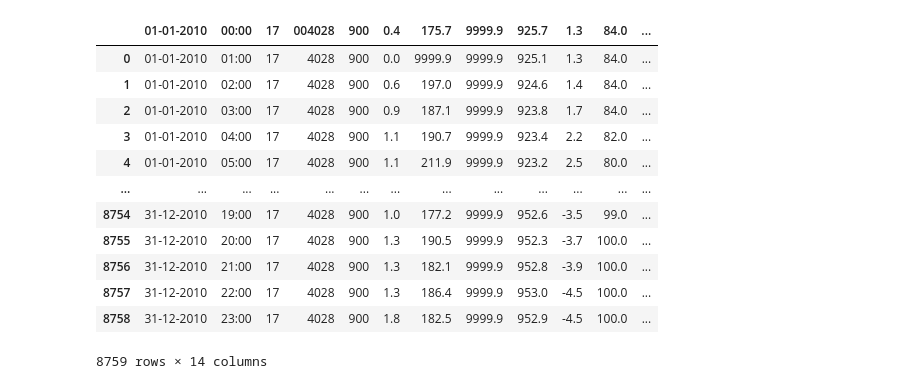
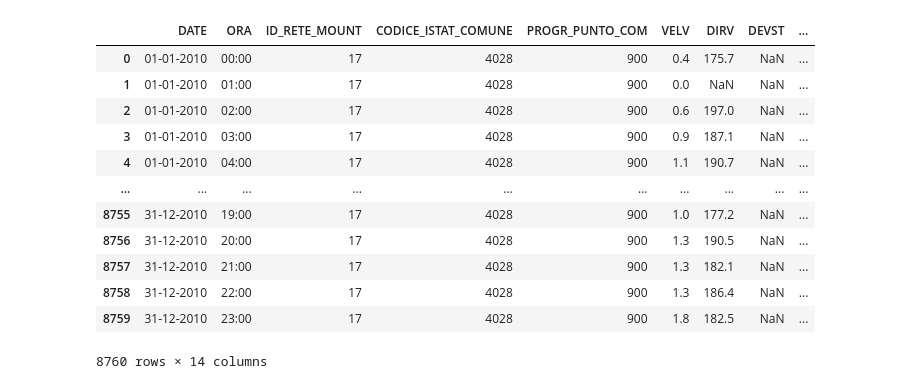
Before and after one commit to RaffaeleMarchisio/Microrobotica2022-2023, a Jupyter notebook: esercizi/scikit-learn/es4pag193/es4pag193.ipynb, the cells around one changed output. Saved outputs shown, nothing was run; the diff lists cells and outputs as text; code cells hidden in the pictures.

```diff
--- a/esercizi/scikit-learn/es4pag193/es4pag193.ipynb
+++ b/esercizi/scikit-learn/es4pag193/es4pag193.ipynb
@@ -5,19 +5,19 @@ import pandas as pd
 from sklearn.preprocessing import StandardScaler
 from sklearn.linear_model import LinearRegression
 # %%
-data = pd.read_csv("MonthElb_012010_004028900.csv")
+data = pd.read_csv("MonthElb_012010_004028900.csv",na_values=9999.9)
 data
 # %% [output]
-|  | 01-01-2010 | 00:00 | 17 | 004028 | 900 | 0.4 | 175.7 | 9999.9 | 925.7 | 1.3 | 84.0 | ... |
-| 0 | 01-01-2010 | 01:00 | 17 | 4028 | 900 | 0.0 | 9999.9 | 9999.9 | 925.1 | 1.3 | 84.0 | ... |
-| 1 | 01-01-2010 | 02:00 | 17 | 4028 | 900 | 0.6 | 197.0 | 9999.9 | 924.6 | 1.4 | 84.0 | ... |
-| 2 | 01-01-2010 | 03:00 | 17 | 4028 | 900 | 0.9 | 187.1 | 9999.9 | 923.8 | 1.7 | 84.0 | ... |
-| 3 | 01-01-2010 | 04:00 | 17 | 4028 | 900 | 1.1 | 190.7 | 9999.9 | 923.4 | 2.2 | 82.0 | ... |
-| 4 | 01-01-2010 | 05:00 | 17 | 4028 | 900 | 1.1 | 211.9 | 9999.9 | 923.2 | 2.5 | 80.0 | ... |
-| ... | ... | ... | ... | ... | ... | ... | ... | ... | ... | ... | ... | ... |
-| 8754 | 31-12-2010 | 19:00 | 17 | 4028 | 900 | 1.0 | 177.2 | 9999.9 | 952.6 | -3.5 | 99.0 | ... |
-| 8755 | 31-12-2010 | 20:00 | 17 | 4028 | 900 | 1.3 | 190.5 | 9999.9 | 952.3 | -3.7 | 100.0 | ... |
-| 8756 | 31-12-2010 | 21:00 | 17 | 4028 | 900 | 1.3 | 182.1 | 9999.9 | 952.8 | -3.9 | 100.0 | ... |
-| 8757 | 31-12-2010 | 22:00 | 17 | 4028 | 900 | 1.3 | 186.4 | 9999.9 | 953.0 | -4.5 | 100.0 | ... |
-| 8758 | 31-12-2010 | 23:00 | 17 | 4028 | 900 | 1.8 | 182.5 | 9999.9 | 952.9 | -4.5 | 100.0 | ... |
+|  | DATE | ORA | ID_RETE_MOUNT | CODICE_ISTAT_COMUNE | PROGR_PUNTO_COM | VELV | DIRV | DEVST | ... |
+| 0 | 01-01-2010 | 00:00 | 17 | 4028 | 900 | 0.4 | 175.7 | NaN | ... |
+| 1 | 01-01-2010 | 01:00 | 17 | 4028 | 900 | 0.0 | NaN | NaN | ... |
+| 2 | 01-01-2010 | 02:00 | 17 | 4028 | 900 | 0.6 | 197.0 | NaN | ... |
+| 3 | 01-01-2010 | 03:00 | 17 | 4028 | 900 | 0.9 | 187.1 | NaN | ... |
+| 4 | 01-01-2010 | 04:00 | 17 | 4028 | 900 | 1.1 | 190.7 | NaN | ... |
+| ... | ... | ... | ... | ... | ... | ... | ... | ... | ... |
+| 8755 | 31-12-2010 | 19:00 | 17 | 4028 | 900 | 1.0 | 177.2 | NaN | ... |
+| 8756 | 31-12-2010 | 20:00 | 17 | 4028 | 900 | 1.3 | 190.5 | NaN | ... |
+| 8757 | 31-12-2010 | 21:00 | 17 | 4028 | 900 | 1.3 | 182.1 | NaN | ... |
+| 8758 | 31-12-2010 | 22:00 | 17 | 4028 | 900 | 1.3 | 186.4 | NaN | ... |
+| 8759 | 31-12-2010 | 23:00 | 17 | 4028 | 900 | 1.8 | 182.5 | NaN | ... |
-8759 rows × 14 columns
+8760 rows × 14 columns
```
Also changed, not shown: parts of 9 cells of this notebook, 1 other file.
